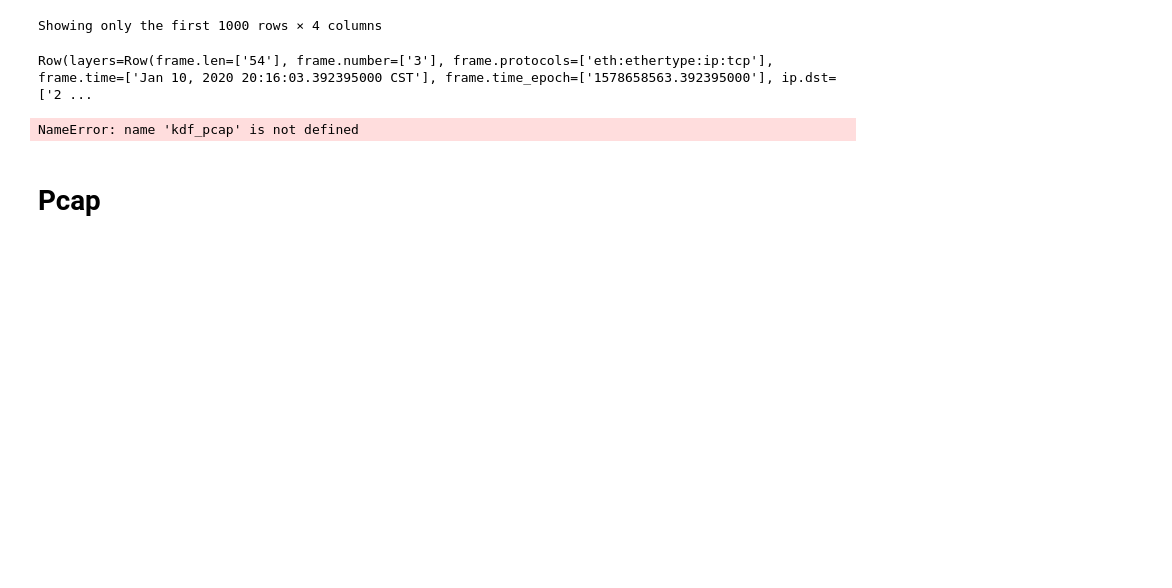
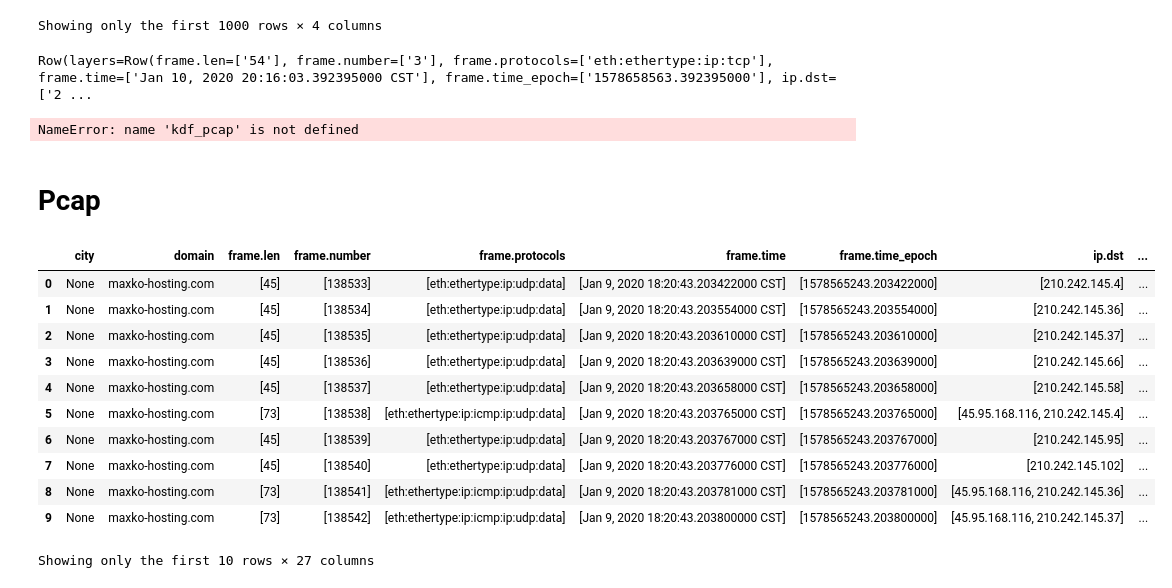
Before and after one commit to tychen5/Packet_Correlation, a Jupyter notebook: Playground_testCode/SparkTest.ipynb, the cells around one changed output. Cells and saved outputs as stored; diff of their text form; code cells hidden in the pictures; blank space fills up the shorter version.

```diff
--- a/SparkTest.ipynb
+++ b/Playground_testCode/SparkTest.ipynb
@@ -267,3 +297,25 @@ kdf_pcap.iloc[0,2][0][3][0]
 NameError: name 'kdf_pcap' is not defined
 # %% [markdown]
 # Pcap
+# %%
+date = "09"
+# root_dir = "/home/antslab/data_hdd4t/pcap_process/2020_01_"+str(date)+"/中華電信/pcap_2020_01_"+str(date)+"_dir/snort.log/"
+# json_files = next(os.walk(root_dir))[2]
+# len(json_files)
+parquet_file = "../../data_hdd4t/pcap_process/2020_01_"+str(date)+"/中華電信/pcap_2020_01_"+str(date)+"_dir/snort.log/2020_01_"+str(date)+"_country.parquet"
+kf = ks.read_parquet(parquet_file)
+# df = kf.to_pandas()
+kf
+# %% [output]
+|  | city | domain | frame.len | frame.number | frame.protocols | frame.time | frame.time_epoch | ip.dst | ... |
+| 0 | None | maxko-hosting.com | [45] | [138533] | [eth:ethertype:ip:udp:data] | [Jan 9, 2020 18:20:43.203422000 CST] | [1578565243.203422000] | [210.242.145.4] | ... |
+| 1 | None | maxko-hosting.com | [45] | [138534] | [eth:ethertype:ip:udp:data] | [Jan 9, 2020 18:20:43.203554000 CST] | [1578565243.203554000] | [210.242.145.36] | ... |
+| 2 | None | maxko-hosting.com | [45] | [138535] | [eth:ethertype:ip:udp:data] | [Jan 9, 2020 18:20:43.203610000 CST] | [1578565243.203610000] | [210.242.145.37] | ... |
+| 3 | None | maxko-hosting.com | [45] | [138536] | [eth:ethertype:ip:udp:data] | [Jan 9, 2020 18:20:43.203639000 CST] | [1578565243.203639000] | [210.242.145.66] | ... |
+| 4 | None | maxko-hosting.com | [45] | [138537] | [eth:ethertype:ip:udp:data] | [Jan 9, 2020 18:20:43.203658000 CST] | [1578565243.203658000] | [210.242.145.58] | ... |
+| 5 | None | maxko-hosting.com | [73] | [138538] | [eth:ethertype:ip:icmp:ip:udp:data] | [Jan 9, 2020 18:20:43.203765000 CST] | [1578565243.203765000] | [45.95.168.116, 210.242.145.4] | ... |
+| 6 | None | maxko-hosting.com | [45] | [138539] | [eth:ethertype:ip:udp:data] | [Jan 9, 2020 18:20:43.203767000 CST] | [1578565243.203767000] | [210.242.145.95] | ... |
+| 7 | None | maxko-hosting.com | [45] | [138540] | [eth:ethertype:ip:udp:data] | [Jan 9, 2020 18:20:43.203776000 CST] | [1578565243.203776000] | [210.242.145.102] | ... |
+| 8 | None | maxko-hosting.com | [73] | [138541] | [eth:ethertype:ip:icmp:ip:udp:data] | [Jan 9, 2020 18:20:43.203781000 CST] | [1578565243.203781000] | [45.95.168.116, 210.242.145.36] | ... |
+| 9 | None | maxko-hosting.com | [73] | [138542] | [eth:ethertype:ip:icmp:ip:udp:data] | [Jan 9, 2020 18:20:43.203800000 CST] | [1578565243.203800000] | [45.95.168.116, 210.242.145.37] | ... |
+Showing only the first 10 rows × 27 columns
```
Also changed, not shown: parts of 44 cells of this notebook, 7 other files.
